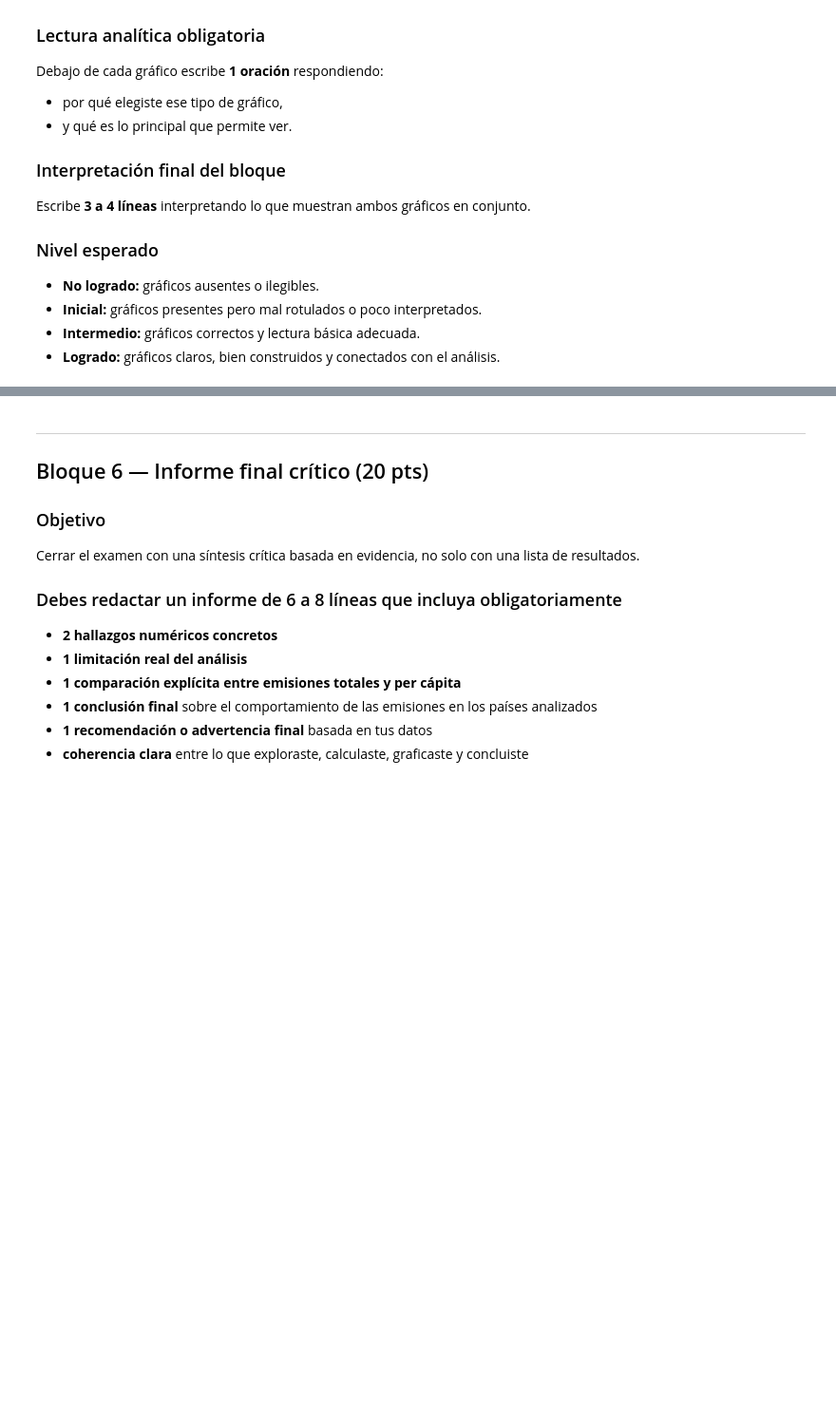
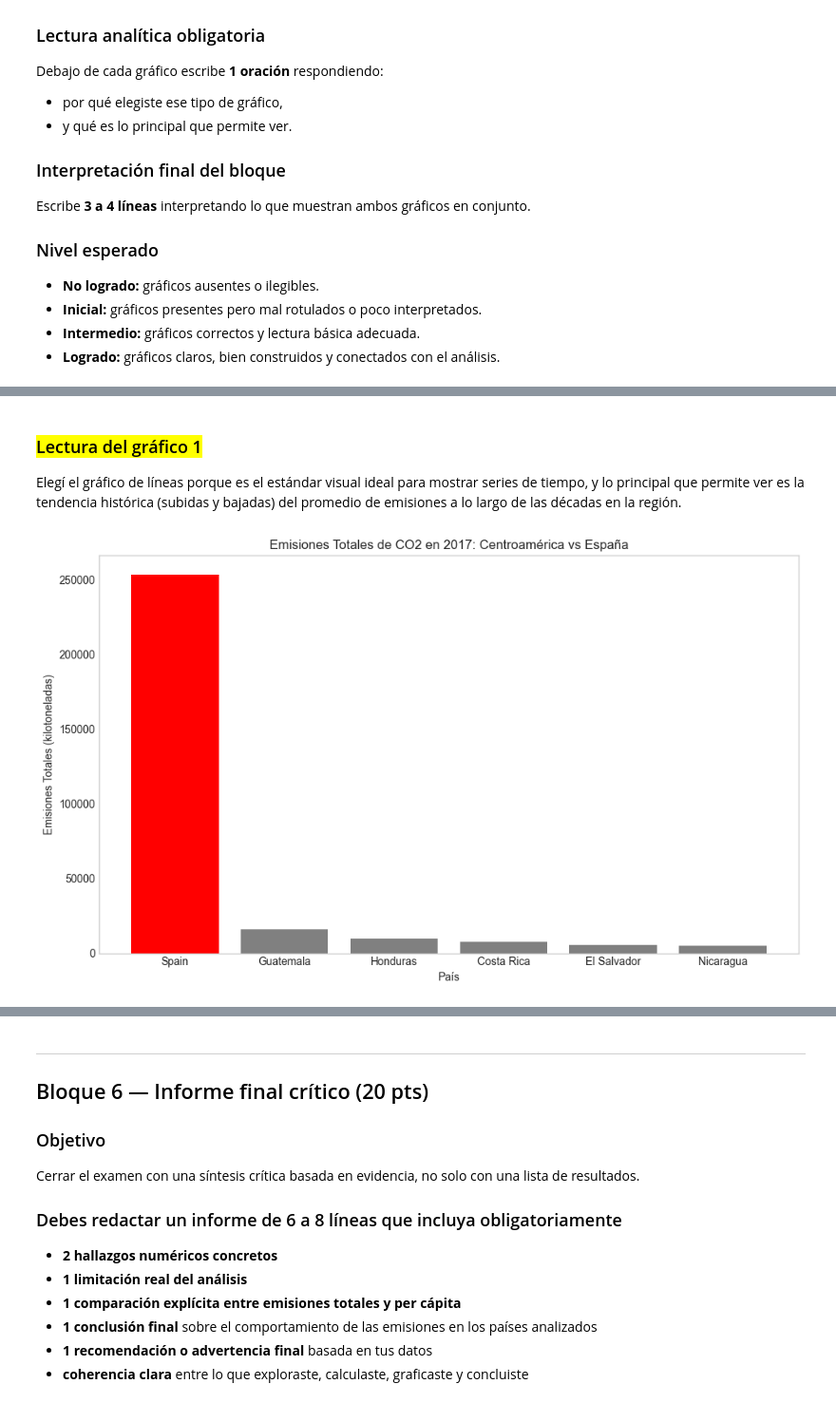
Before and after one commit to odellealhernandez/fundamentos_python, a Jupyter notebook: 14_Examen_Final/EXAMEN_FINAL - Caso Emisiones ESTUDIANTE.ipynb, the cells around one changed output, grey strips where cells are left out. Shown at 95% size. Drawn from its saved outputs; the diff is of its cells as text; code cells hidden in the pictures; blank space fills up the shorter version.

```diff
--- a/14_Examen_Final/EXAMEN_FINAL - Caso Emisiones ESTUDIANTE.ipynb
+++ b/14_Examen_Final/EXAMEN_FINAL - Caso Emisiones ESTUDIANTE.ipynb
@@ -540,0 +649,35 @@ Escribe aquí tus 3 a 4 líneas.
+# %% [markdown]
+### <mark>Lectura del gráfico 1</mark>
+Elegí el gráfico de líneas porque es el estándar visual ideal para mostrar series de tiempo, y lo principal que permite ver es la tendencia histórica (subidas y bajadas) del promedio de emisiones a lo largo de las décadas en la región.
+# %%
+# 5.2 Construye aquí el gráfico de barras comparativo
+# ==========================================
+# Gráfico 2: Comparación Emisiones Totales 2017
+# ==========================================
+
+# Se configura el tamaño de la figura
+plt.figure(figsize=(10, 6))
+
+# Se define la lista de paises que se van a filtrar para comparar en el gráfico de barras
+paises_grafico_2 = ['Costa Rica', 'Guatemala', 'Honduras', 'El Salvador', 'Nicaragua', 'Spain']
+
+# Se filtra por el año y por los países de la lista
+df_g2 = df_totales_es[(df_totales_es['anio'] == 2017) & (df_totales_es['pais'].isin(paises_grafico_2))]
+
+# Se ordena de mayor a menor para que el gráfico de barras se vea más ordenado
+df_g2 = df_g2.sort_values(by='valor', ascending=False)
+
+# se crea el gráfico de barras
+plt.bar(df_g2['pais'], df_g2['valor'], color=['red', 'gray', 'gray', 'gray', 'gray', 'gray'])
+
+# Se asignan títulos y etiquetas de los ejes
+plt.title('Emisiones Totales de CO2 en 2017: Centroamérica vs España')
+plt.xlabel('País')
+plt.ylabel('Emisiones Totales (kilotoneladas)')
+plt.grid(False)
+
+# Se muestra el gráfico
+plt.tight_layout()
+plt.show()
+# %% [output]
+[figure, added]
```
Also changed, not shown: parts of 25 cells of this notebook.
